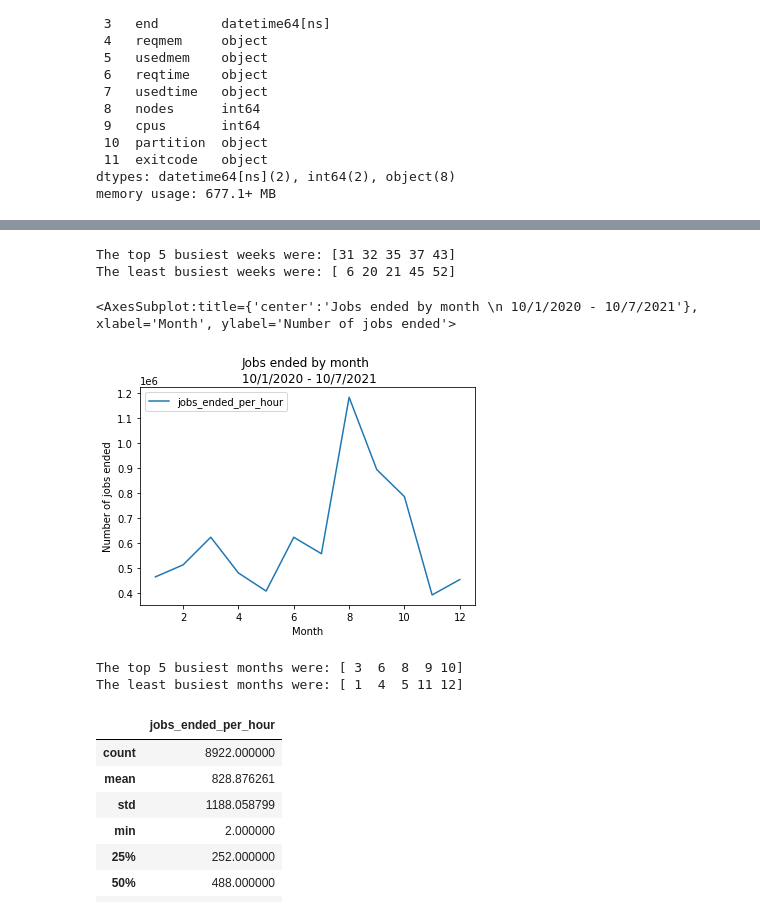
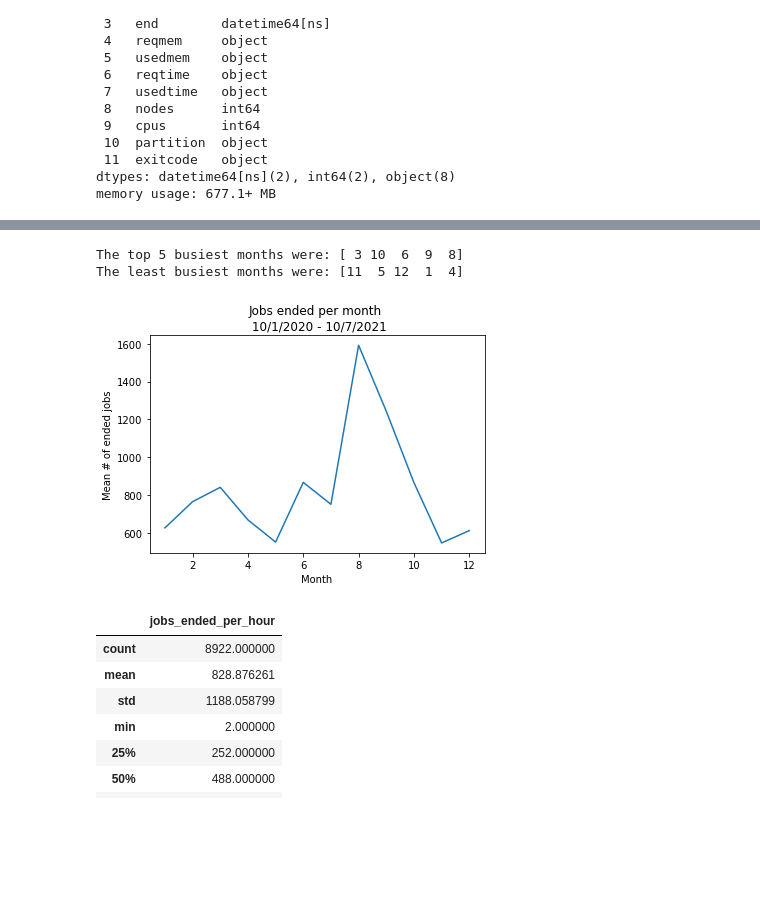
Before and after one commit to nss-data-science-cohort-5/accre-red-skittles, a Jupyter notebook: notebooks/fullsample.ipynb, the cells around one changed output, grey strips where cells are left out. Cells and saved outputs as stored; diff of their text form; code cells hidden in the pictures; blank space fills up the shorter version.

```diff
--- a/notebooks/fullsample.ipynb
+++ b/notebooks/fullsample.ipynb
@@ -68,10 +68,29 @@ memory usage: 902.8+ MB
 
 jobs_ended = df\
     .value_counts(subset=['date_end',
+                          'year_end',
                           'month_end',
                           'week_end',
                           'hour_of_day_end'])\
     .reset_index()\
-    .set_index(['date_end', 'week_end', 'month_end','hour_of_day_end'])\
+    .set_index(['date_end', 'year_end', 'month_end', 'week_end', 'hour_of_day_end'])\
     .rename(columns={0:'jobs_ended_per_hour'})
+# %%
+def draw_plot(series=None, kind='line', title='', xlabel='', ylabel=''):
+     series.plot(kind=kind,
+                 title=title,
+                 xlabel=xlabel,
+                 ylabel=ylabel)
+# %%
+def print_outliers_msg(series=None, label='', size=5):
+    top_5 = series.nlargest(n=size).sort_values()
+    bottom_5 = series.nsmallest(n=size).sort_values()
+
+    print(f'The top 5 busiest {label} were: {top_5.index.values.astype(int)}')
+    print(f'The least busiest {label} were: {bottom_5.index.values.astype(int)}')
+# %%
+def group_data(dataframe=None, groupby='', agg='', agg_func='mean'):
+    return dataframe\
+        .groupby(groupby)[agg]\
+        .agg(agg_func)
 # %%
@@ -116,33 +122,16 @@ jobs_ended_week.plot(kind='line',
-# %%
-top_5_busiest_weeks = jobs_ended_week.nlargest(columns='jobs_ended_per_hour', n=5).sort_values(by='week_end')
-bottom_5_busiest_weeks = jobs_ended_week.nsmallest(columns='jobs_ended_per_hour', n=5).sort_values(by='week_end')
-
-print(f'The top 5 busiest weeks were: {top_5_busiest_weeks.index.values.astype(int)}')
-print(f'The least busiest weeks were: {bottom_5_busiest_weeks.index.values.astype(int)}')
-# %% [output]
-The top 5 busiest weeks were: [31 32 35 37 43]
-The least busiest weeks were: [ 6 20 21 45 52]
 # %%
-jobs_ended_month = jobs_ended\
-    .groupby('month_end')\
-    .agg('sum')
+tmp_series = group_data(dataframe=jobs_ended, groupby='month_end', agg='jobs_ended_per_hour')
 
-jobs_ended_month.plot(kind='line',
-          title='Jobs ended by month \n 10/1/2020 - 10/7/2021',
+draw_plot(series=tmp_series,
+          title='Jobs ended per month \n 10/1/2020 - 10/7/2021',
           xlabel='Month',
-          ylabel='Number of jobs ended')
+          ylabel='Mean # of ended jobs')
+
+print_outliers_msg(series=tmp_series, label='months')
 # %% [output]
-<AxesSubplot:title={'center':'Jobs ended by month \n 10/1/2020 - 10/7/2021'}, xlabel='Month', ylabel='Number of jobs ended'>
+The top 5 busiest months were: [ 3 10  6  9  8]
+The least busiest months were: [11  5 12  1  4]
-[figure, old version]
+[figure, new version]
-# %%
-top_5_busiest_months = jobs_ended_month.nlargest(columns='jobs_ended_per_hour', n=5).sort_values(by='month_end')
-bottom_5_busiest_months = jobs_ended_month.nsmallest(columns='jobs_ended_per_hour', n=5).sort_values(by='month_end')
-
-print(f'The top 5 busiest months were: {top_5_busiest_months.index.values.astype(int)}')
-print(f'The least busiest months were: {bottom_5_busiest_months.index.values.astype(int)}')
-# %% [output]
-The top 5 busiest months were: [ 3  6  8  9 10]
-The least busiest months were: [ 1  4  5 11 12]
 # %%
 jobs_ended.describe()
 # %% [output]
```
Also changed, not shown: parts of 6 cells of this notebook.
